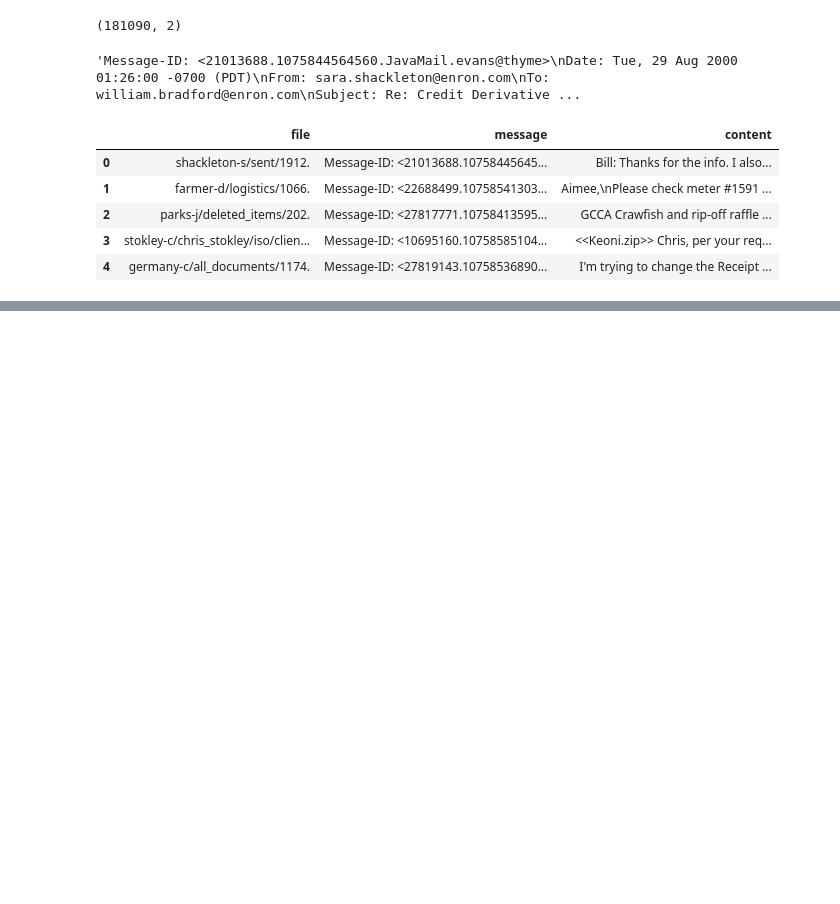
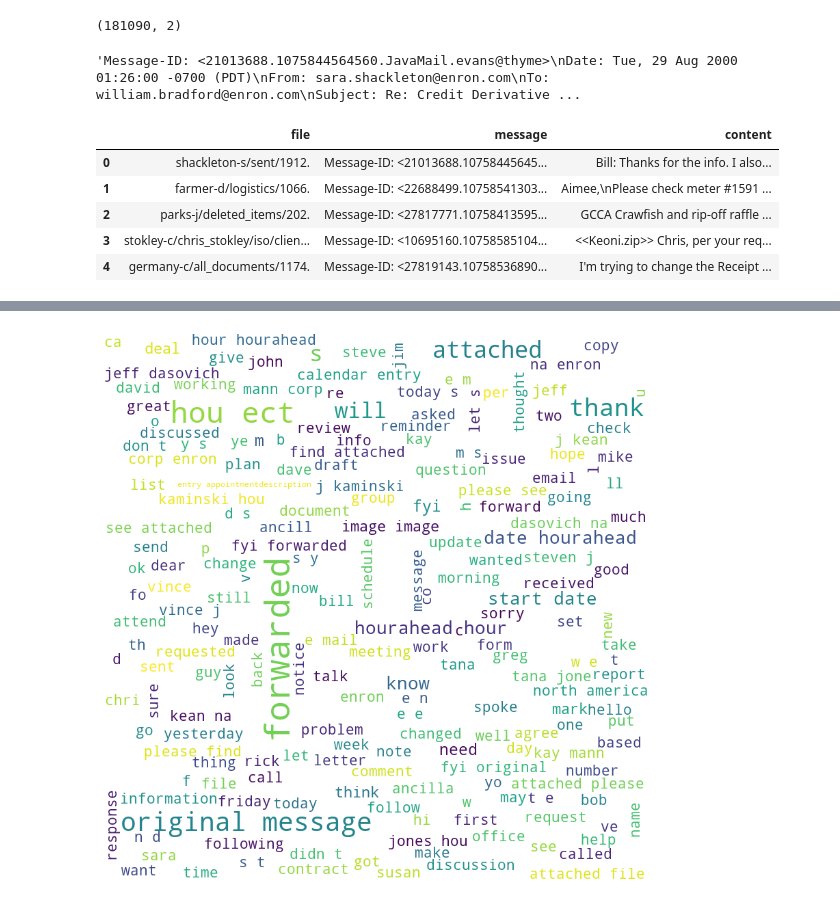
Before and after one commit to iopenattheclose/SmallLangModeling, a Jupyter notebook: SmallLangModeling.ipynb, the cells around one changed output, grey strips where cells are left out. Cells and saved outputs as stored; diff of their text form; code cells hidden in the pictures; blank space fills up the shorter version.

```diff
--- a/SmallLangModeling.ipynb
+++ b/SmallLangModeling.ipynb
@@ -64,0 +126,17 @@ df.head()
+# %%
+if __name__ == "__main__":
+  # Word cloud for content , X-TO, X-From
+  wordcloud = WordCloud(width = 800, height = 800,
+                background_color ='white',
+                stopwords = STOPWORDS ,
+                max_font_size = 50,
+                min_font_size = 10).generate(df['content'].to_string())
+  # plot the WordCloud image
+  plt.figure(figsize = (8, 8), facecolor = None)
+  plt.imshow(wordcloud)
+  plt.axis("off")
+  plt.tight_layout(pad = 0)
+
+  plt.show()
+# %% [output]
+[figure, added]
```
Also changed, not shown: parts of 6 cells of this notebook.
